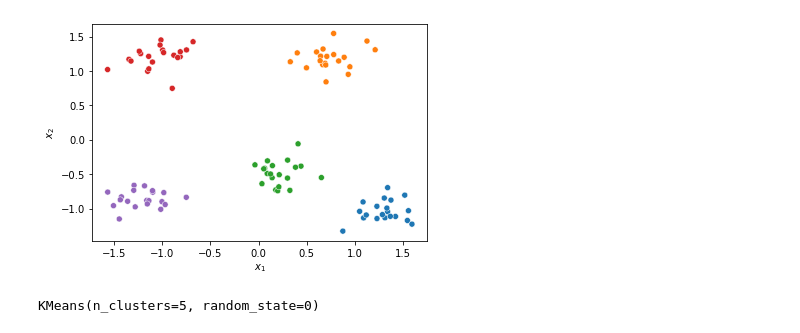
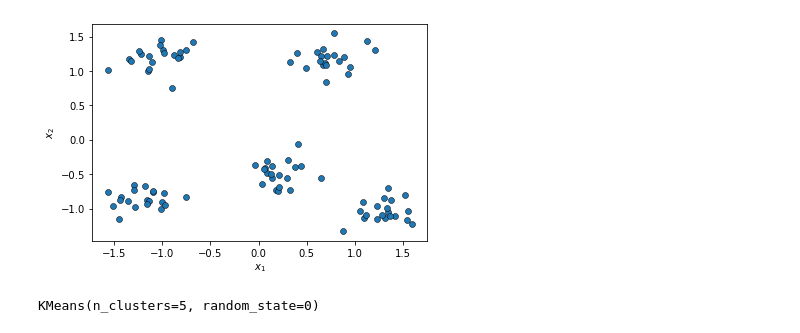
Before and after one commit to roiyeho/medium, a Jupyter notebook: kmeans/ScikitLearnKMeans.ipynb, the cells around one changed output. Drawn from its saved outputs; the diff is of its cells as text; code cells hidden in the pictures.

```diff
--- a/kmeans/ScikitLearnKMeans.ipynb
+++ b/kmeans/ScikitLearnKMeans.ipynb
@@ -12,13 +13,13 @@ X, y = make_blobs(n_samples=100, centers=5, random_state=10)
 X = StandardScaler().fit_transform(X)
 # %%
-def plot_data(X, y):
-    sns.scatterplot(x=X[:, 0], y=X[:, 1], hue=y, palette='tab10', legend=False)
+def plot_data(X):
+    sns.scatterplot(x=X[:, 0], y=X[:, 1], edgecolor='k', legend=False)
     plt.xlabel('$x_1$')
     plt.ylabel('$x_2$')
 # %%
-plot_data(X, y)
+plot_data(X)
 # %% [output]
-[figure, old version]
+[figure, new version]
 # %%
 from sklearn.cluster import KMeans
 
```
Also changed, not shown: parts of 10 cells of this notebook, 21 other files.
